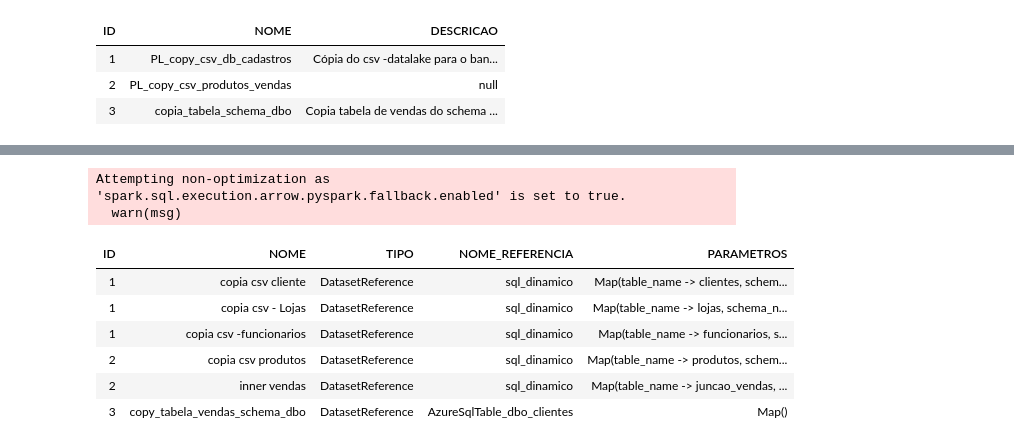
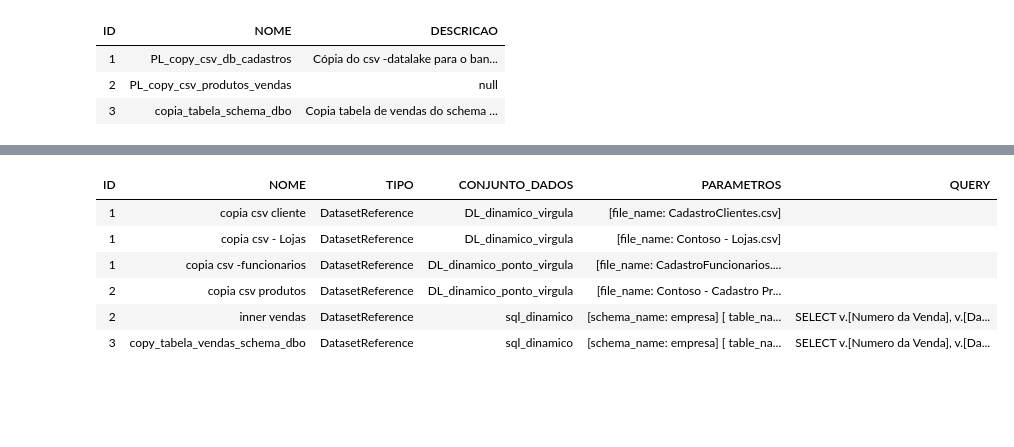
Before and after one commit to Dstinoco/Extract-pipelines, a Jupyter notebook: extract_pipelines.ipynb, the cells around one changed output, grey strips where cells are left out. Saved outputs shown, nothing was run; the diff lists cells and outputs as text; code cells hidden in the pictures; blank space fills up the shorter version.

```diff
--- a/extract_pipelines.ipynb
+++ b/extract_pipelines.ipynb
@@ -45,16 +45,21 @@ import pandas as pd
 import json
 # %% [output]
 [interactive output not drawn]
-# %%
-# Configurar credenciais
-credentials = ClientSecretCredential(client_id='', client_secret='', tenant_id='')
-
-# Substitua os valores abaixo com suas informações
-subscription_id = ''
-resource_group_name = ''
-data_factory_name = ''
-
-# Inicializar o cliente do Azure Data Factory
-adf_client = DataFactoryManagementClient(credentials, subscription_id)
-pipelines = adf_client.pipelines.list_by_factory(resource_group_name, data_factory_name)
+# %%
+# Configurar credenciais
+id_cliente = '' # ID do aplicativo (cliente)
+segredo_cliente = '' #Segredo do Cliente
+id_diretorio = '' #ID do diretório (locatário)
+
+# Substitua os valores abaixo com suas informações
+id_assinatura = ''
+grupo_recurso = ''
+nome_data_factory = ''
+# %%
+def conectar_adf(id_cliente, segredo_cliente, id_diretorio, id_assinatura):
+
+    credentials = ClientSecretCredential(client_id=id_cliente, client_secret=segredo_cliente, tenant_id=id_diretorio)
+
+    adf_client = DataFactoryManagementClient(credential=credentials, subscription_id=id_assinatura)
+    return adf_client
 # %%
@@ -105 +117,5 @@ for pipeline in pipelines:
+# %%
+#chamando funções
+adf_client = conectar_adf(id_cliente, segredo_cliente, id_diretorio, id_assinatura)
+dados_piplines, dados_inputs, dados_outputs = extrair_pipelines(adf_client, grupo_recurso, nome_data_factory)
 # %%
@@ -130,13 +134,18 @@ Attempting non-optimization as 'spark.sql.execution.arrow.pyspark.fallback.enabl
-# %%
-df_out = pd.read_json(dados_outputs_json)
-display(df_out)
-# %% [output]
-Attempting non-optimization as 'spark.sql.execution.arrow.pyspark.fallback.enabled' is set to true.
-  warn(msg)
-| ID | NOME | TIPO | NOME_REFERENCIA | PARAMETROS |
-| 1 | copia csv cliente | DatasetReference | sql_dinamico | Map(table_name -> clientes, schem... |
-| 1 | copia csv - Lojas | DatasetReference | sql_dinamico | Map(table_name -> lojas, schema_n... |
-| 1 | copia csv -funcionarios | DatasetReference | sql_dinamico | Map(table_name -> funcionarios, s... |
-| 2 | copia csv produtos | DatasetReference | sql_dinamico | Map(table_name -> produtos, schem... |
-| 2 | inner vendas | DatasetReference | sql_dinamico | Map(table_name -> juncao_vendas, ... |
-| 3 | copy_tabela_vendas_schema_dbo | DatasetReference | AzureSqlTable_dbo_clientes | Map() |
+# %%
+df_inp = pd.read_json(dados_inputs_json)
+df_inp['PARAMETROS'] = df_inp['PARAMETROS'].astype("string")
+
+df_inp['PARAMETROS'] = df_inp['PARAMETROS'].str.replace('{', '[', regex=False)
+df_inp['PARAMETROS'] = df_inp['PARAMETROS'].str.replace('}', ']', regex=False)
+df_inp['PARAMETROS'] = df_inp['PARAMETROS'].str.replace(',', '] [', regex=False)
+df_inp['PARAMETROS'] = df_inp['PARAMETROS'].str.replace("'", "", regex=False)
+
+display(df_inp)
+# %% [output]
+| ID | NOME | TIPO | CONJUNTO_DADOS | PARAMETROS | QUERY |
+| 1 | copia csv cliente | DatasetReference | DL_dinamico_virgula | [file_name: CadastroClientes.csv] |  |
+| 1 | copia csv - Lojas | DatasetReference | DL_dinamico_virgula | [file_name: Contoso - Lojas.csv] |  |
+| 1 | copia csv -funcionarios | DatasetReference | DL_dinamico_ponto_virgula | [file_name: CadastroFuncionarios.... |  |
+| 2 | copia csv produtos | DatasetReference | DL_dinamico_ponto_virgula | [file_name: Contoso - Cadastro Pr... |  |
+| 2 | inner vendas | DatasetReference | sql_dinamico | [schema_name: empresa] [ table_na... | SELECT v.[Numero da Venda], v.[Da... |
+| 3 | copy_tabela_vendas_schema_dbo | DatasetReference | sql_dinamico | [schema_name: empresa] [ table_na... | SELECT v.[Numero da Venda], v.[Da... |
```
Also changed, not shown: parts of 6 cells of this notebook.
